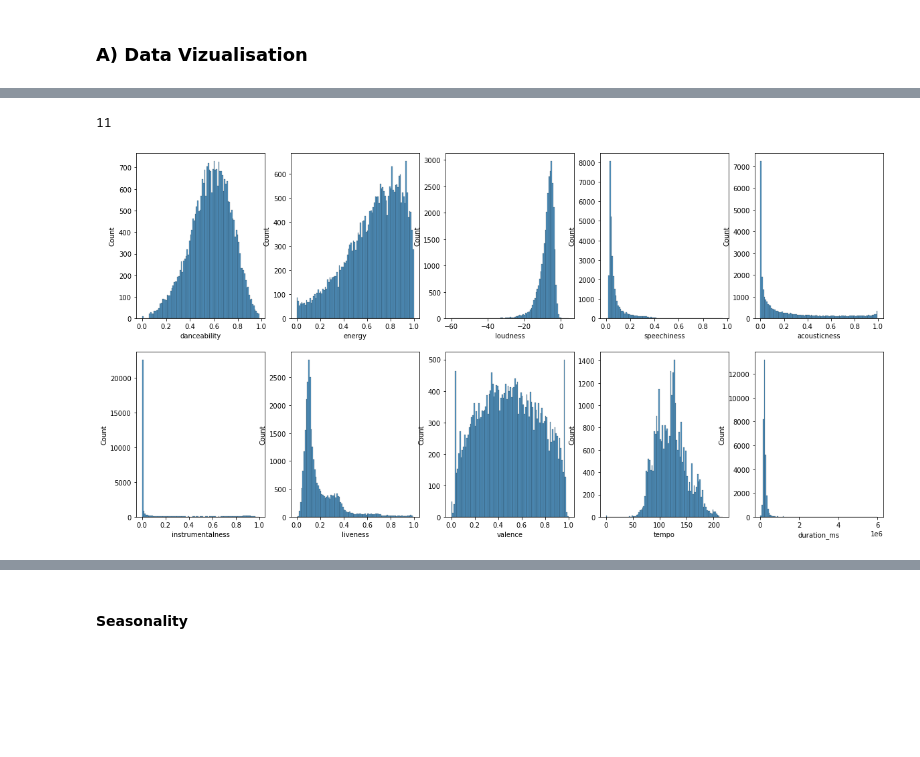
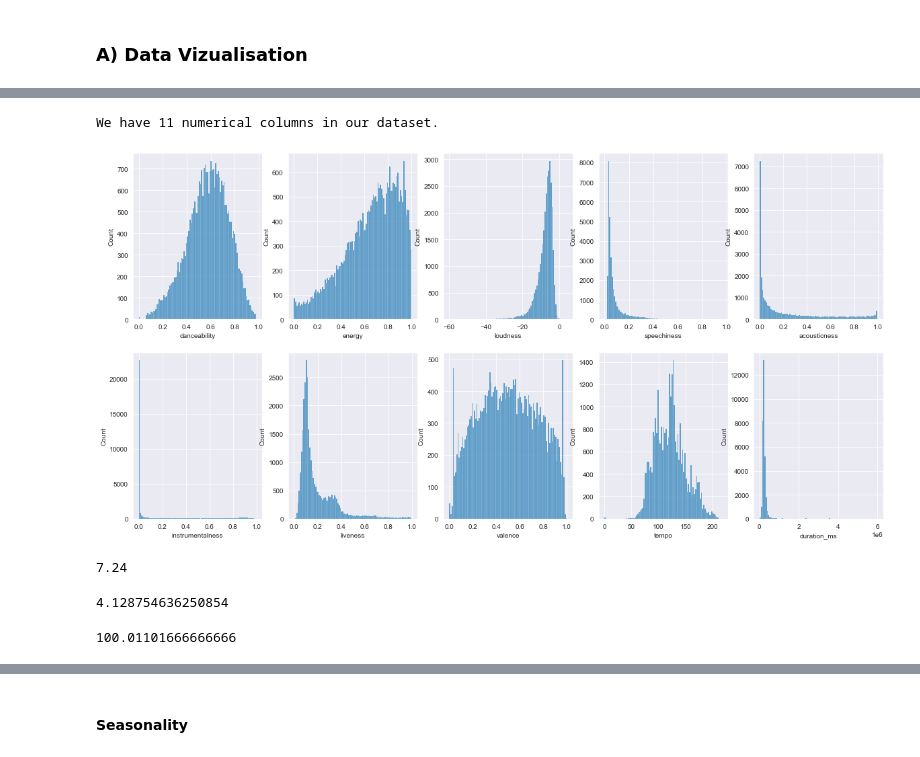
Before and after one commit to gpltr/spotify-challenge, a Jupyter notebook: challenge_spotify.ipynb, the cells around one changed output, grey strips where cells are left out. Saved outputs shown, nothing was run; the diff lists cells and outputs as text; code cells hidden in the pictures; blank space fills up the shorter version.

```diff
--- a/challenge_spotify.ipynb
+++ b/challenge_spotify.ipynb
@@ -147,3 +108,9 @@ df = pd.read_csv('./demo_spotify_30k.csv', sep = '|')
+# %%
+sns.set_style('darkgrid')
+# %%
+df_artist = pd.read_csv('data/df_artist.csv', low_memory=False)
+df_music = pd.read_csv('data/df_music.csv', low_memory=False)
+df_music = df_music[~df_music.name.isna()]
 # %% [markdown]
 ## II - Exploratory data analysis
 # %% [markdown]
@@ -243,5 +153,5 @@ len(np.unique(df_music.artist_name_1))
 numerical_col = ['danceability', 'energy', 'loudness', 'speechiness', 'acousticness',
                  'instrumentalness', 'liveness', 'valence', 'tempo', 'duration_ms', 'popularity']
 
-col_train = ['danceability', 'energy', 'loudness', 'speechiness', 'acousticness',
+features_col = ['danceability', 'energy', 'loudness', 'speechiness', 'acousticness',
                  'instrumentalness', 'liveness', 'valence', 'tempo', 'duration_ms']
@@ -268,15 +158,25 @@ X_df.head()
-# %%
-len(numerical_col)
-# %% [output]
-11
+# %%
+print(f'We have {len(numerical_col)} numerical columns in our dataset.')
+# %% [output]
+We have 11 numerical columns in our dataset.
 # %%
-numerical_col_bis = ['danceability', 'energy', 'loudness', 'speechiness',
-                     'acousticness', 'instrumentalness', 'liveness', 'valence', 'tempo', 'duration_ms']
 fig, ax = plt.subplots(2, 5, figsize=(20, 10))
-for i, num_col in enumerate(numerical_col_bis) :
+for i, num_col in enumerate(features_col) :
     row = int(i // 5)
     col = int(i % 5)
     sns.histplot(data=df_music.query('popularity>0'), x=num_col, bins=100, ax=ax[row][col])
 plt.show()
 # %% [output]
-[figure, old version]
+[figure, new version]
+# %%
+df_music.duration_ms.min() / (1000) #time in s
+# %% [output]
+7.24
+# %%
+df_music.duration_ms.mean() / (60000) #time in mn
+# %% [output]
+4.128754636250854
+# %%
+df_music.duration_ms.max() / (60000) #time in mn
+# %% [output]
+100.01101666666666
```
Also changed, not shown: parts of 88 cells of this notebook, 18 other files.
